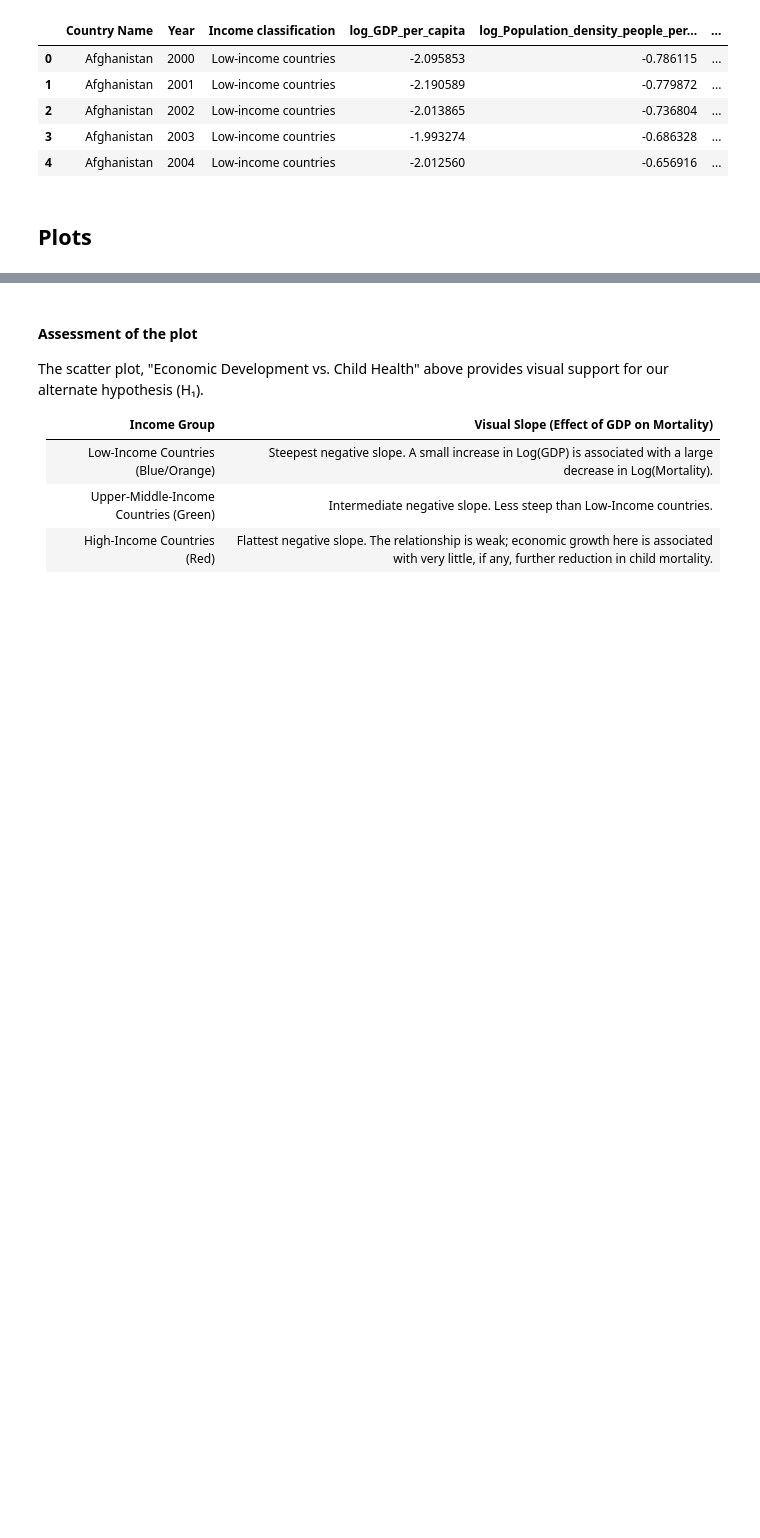
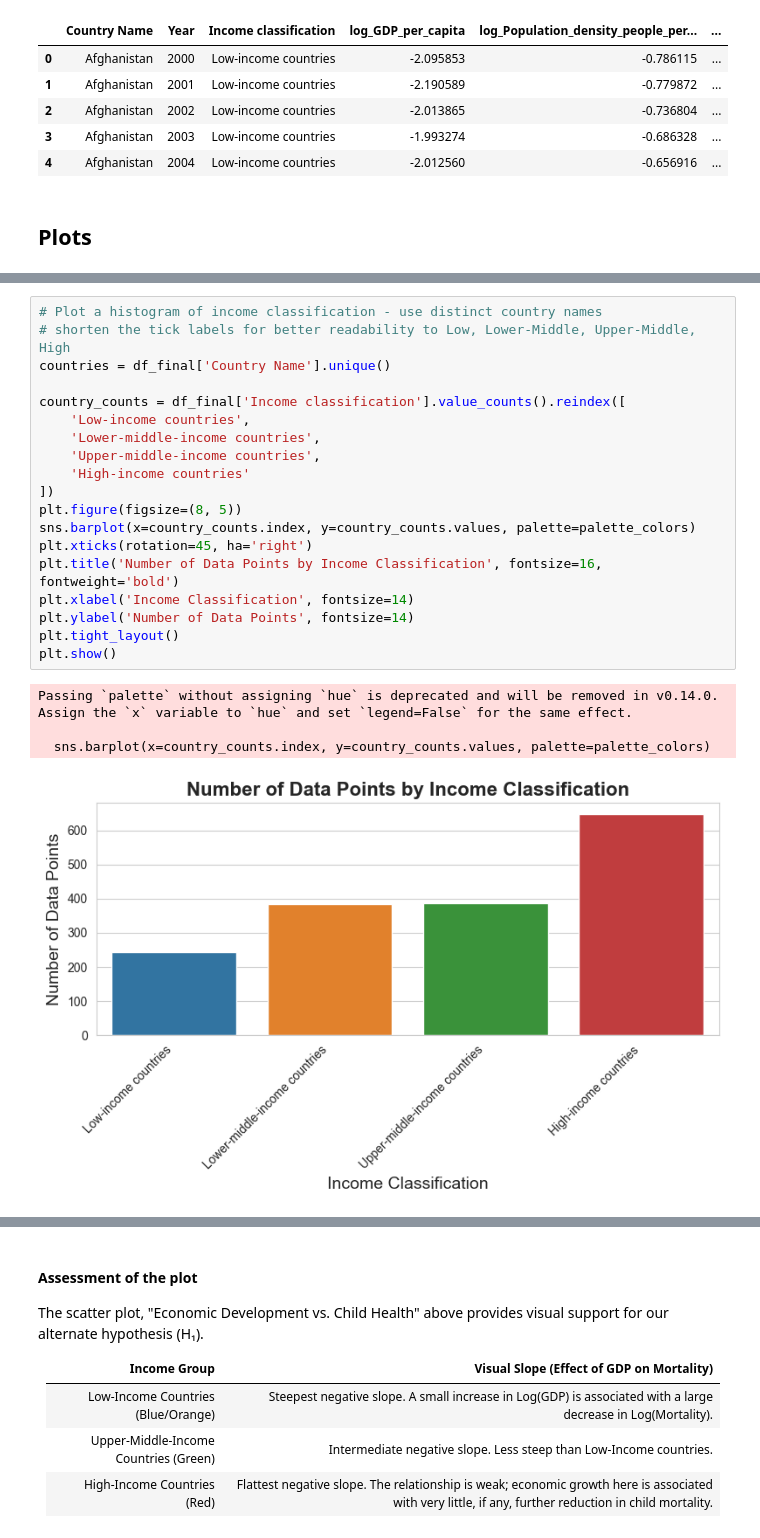
Before and after one commit to s-hreya-riram/sustainable-development-goals-modeling, a Jupyter notebook: jupyter_notebook/exploratory_data_analysis.ipynb, the cells around one changed output, grey strips where cells are left out. Drawn from its saved outputs; the diff is of its cells as text; blank space fills up the shorter version.

Commit message:
Added more plots and updated README.md with the updated reference to the income classification dataset

```diff
--- a/jupyter_notebook/exploratory_data_analysis.ipynb
+++ b/jupyter_notebook/exploratory_data_analysis.ipynb
@@ -500,0 +508,24 @@ df_final.head()
+# %%
+# Plot a histogram of income classification - use distinct country names
+# shorten the tick labels for better readability to Low, Lower-Middle, Upper-Middle, High
+countries = df_final['Country Name'].unique()
+
+country_counts = df_final['Income classification'].value_counts().reindex([
+    'Low-income countries',
+    'Lower-middle-income countries',
+    'Upper-middle-income countries',
+    'High-income countries'
+])
+plt.figure(figsize=(8, 5))
+sns.barplot(x=country_counts.index, y=country_counts.values, palette=palette_colors)
+plt.xticks(rotation=45, ha='right')
+plt.title('Number of Data Points by Income Classification', fontsize=16, fontweight='bold')
+plt.xlabel('Income Classification', fontsize=14)
+plt.ylabel('Number of Data Points', fontsize=14)
+plt.tight_layout()
+plt.show()
+# %% [output]
+Passing `palette` without assigning `hue` is deprecated and will be removed in v0.14.0. Assign the `x` variable to `hue` and set `legend=False` for the same effect.
+
+  sns.barplot(x=country_counts.index, y=country_counts.values, palette=palette_colors)
+[figure, added]
```
Also changed, not shown: parts of 3 cells of this notebook, 1 other file.
